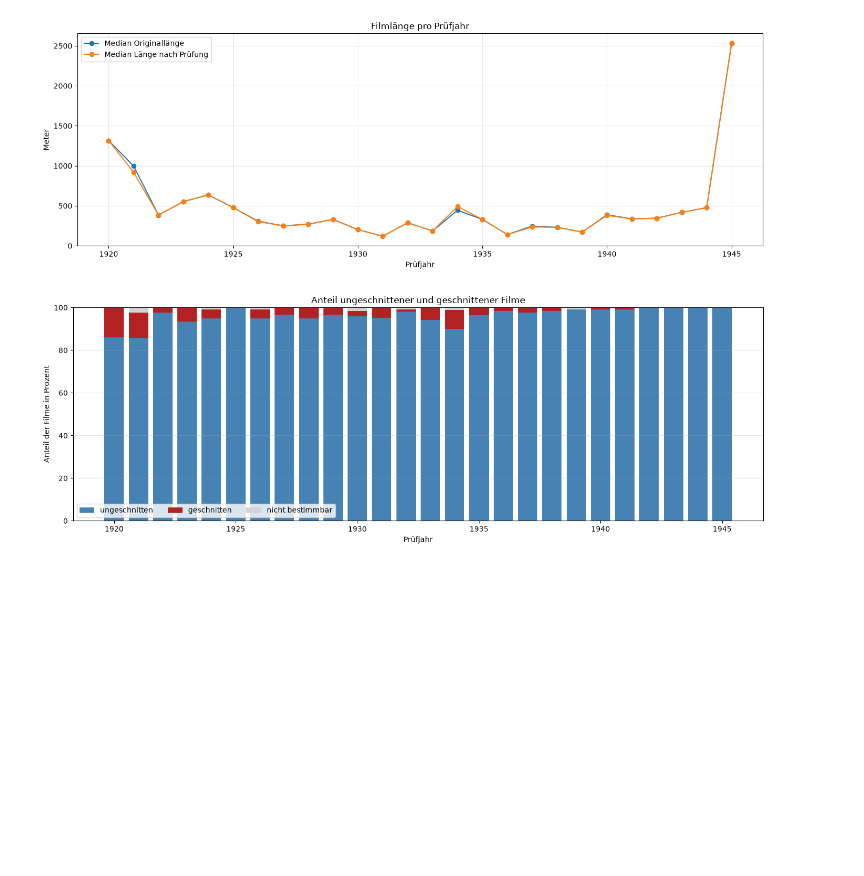
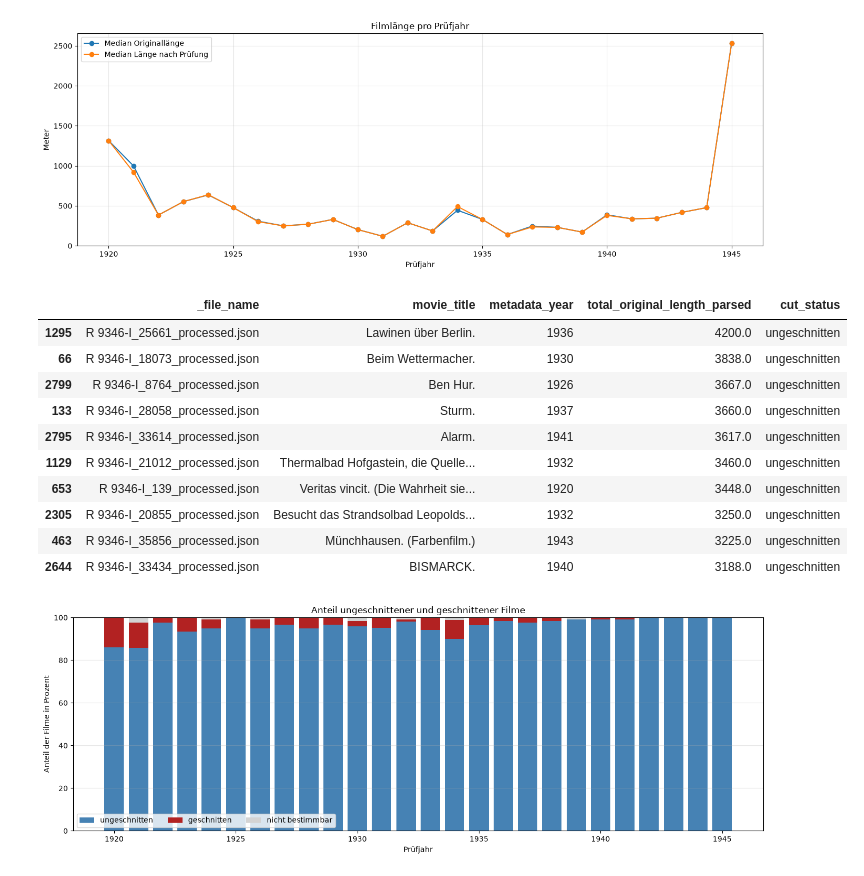
Before and after one commit to codemitdjango/german-film-censorship, a Jupyter notebook: src/analysis/content_analysis.ipynb, the cells around one changed output. Drawn from its saved outputs; the diff is of its cells as text; code cells hidden in the pictures; blank space fills up the shorter version.

```diff
--- a/src/analysis/content_analysis.ipynb
+++ b/src/analysis/content_analysis.ipynb
@@ -724,6 +548,40 @@ save_plts(plt, "plots/filmlengths_by_year.png")
 plt.show()
 # %% [output]
 [figure]
+# %%
+df_longest_films = (
+    df_filmlength
+    .dropna(subset=["total_original_length_parsed"])
+    .sort_values(
+        by="total_original_length_parsed",
+        ascending=False
+    )
+)
+
+with pd.option_context("display.max_colwidth", None):
+    display(
+        df_longest_films[
+            [
+                "_file_name",
+                "movie_title",
+                "metadata_year",
+                "total_original_length_parsed",
+                "cut_status",
+            ]
+        ].head(10)
+    )
+# %% [output]
+|  | _file_name | movie_title | metadata_year | total_original_length_parsed | cut_status |
+| 1295 | R 9346-I_25661_processed.json | Lawinen über Berlin. | 1936 | 4200.0 | ungeschnitten |
+| 66 | R 9346-I_18073_processed.json | Beim Wettermacher. | 1930 | 3838.0 | ungeschnitten |
+| 2799 | R 9346-I_8764_processed.json | Ben Hur. | 1926 | 3667.0 | ungeschnitten |
+| 133 | R 9346-I_28058_processed.json | Sturm. | 1937 | 3660.0 | ungeschnitten |
+| 2795 | R 9346-I_33614_processed.json | Alarm. | 1941 | 3617.0 | ungeschnitten |
+| 1129 | R 9346-I_21012_processed.json | Thermalbad Hofgastein, die Quelle... | 1932 | 3460.0 | ungeschnitten |
+| 653 | R 9346-I_139_processed.json | Veritas vincit. (Die Wahrheit sie... | 1920 | 3448.0 | ungeschnitten |
+| 2305 | R 9346-I_20855_processed.json | Besucht das Strandsolbad Leopolds... | 1932 | 3250.0 | ungeschnitten |
+| 463 | R 9346-I_35856_processed.json | Münchhausen. (Farbenfilm.) | 1943 | 3225.0 | ungeschnitten |
+| 2644 | R 9346-I_33434_processed.json | BISMARCK. | 1940 | 3188.0 | ungeschnitten |
 # %%
 plot_data = yearly_length
 fig, ax = plt.subplots(figsize=(14, 5))
```
Also changed, not shown: parts of 12 cells of this notebook, 2 other files.
